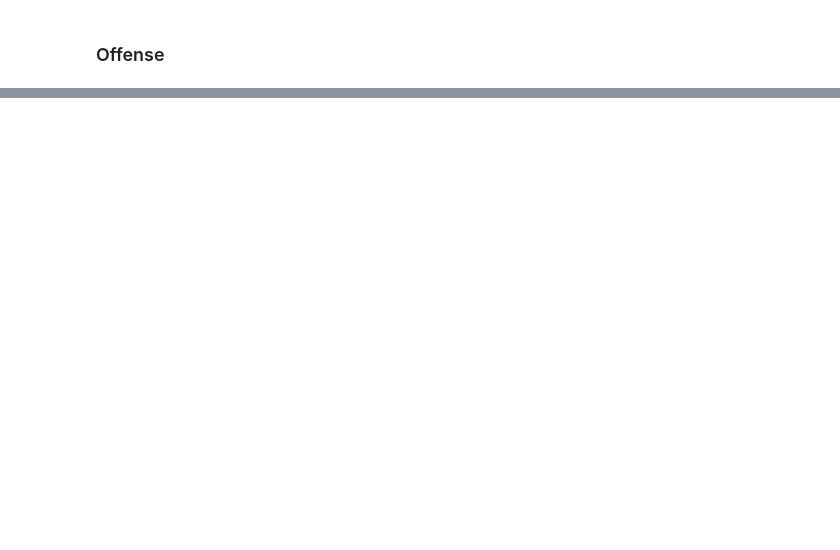
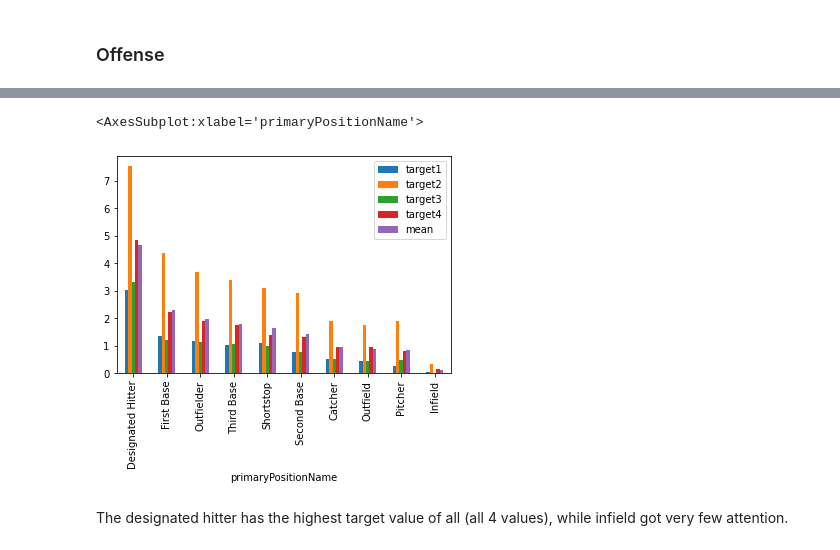
Before and after one commit to fatjudy/mlb-forecasting, a Jupyter notebook: MLB-EDA.ipynb, the cells around one changed output, grey strips where cells are left out. Cells and saved outputs as stored; diff of their text form; code cells hidden in the pictures; blank space fills up the shorter version.

```diff
--- a/MLB-EDA.ipynb
+++ b/MLB-EDA.ipynb
@@ -380,0 +508,2 @@ memory usage: 4.2+ MB
+# %%
+players = my_dict['players']
@@ -380,0 +519,14 @@ memory usage: 4.2+ MB
+# %%
+target_position = target_player.merge(players[['playerId', 'primaryPositionName']], on = 'playerId', how = 'left')
+# %%
+target_position_mean = target_position.groupby('primaryPositionName').mean().drop(['playerId'], axis = 1)
+# %%
+target_position_mean['mean'] = target_position_mean.mean(axis = 1)
+target_position_mean = target_position_mean.sort_values(by = 'mean', ascending = False)
+# %%
+target_position_mean.plot.bar()
+# %% [output]
+<AxesSubplot:xlabel='primaryPositionName'>
+[figure, added]
+# %% [markdown]
+The designated hitter has the highest target value of all (all 4 values), while infield got very few attention.
```
Also changed, not shown: parts of 80 cells of this notebook.
